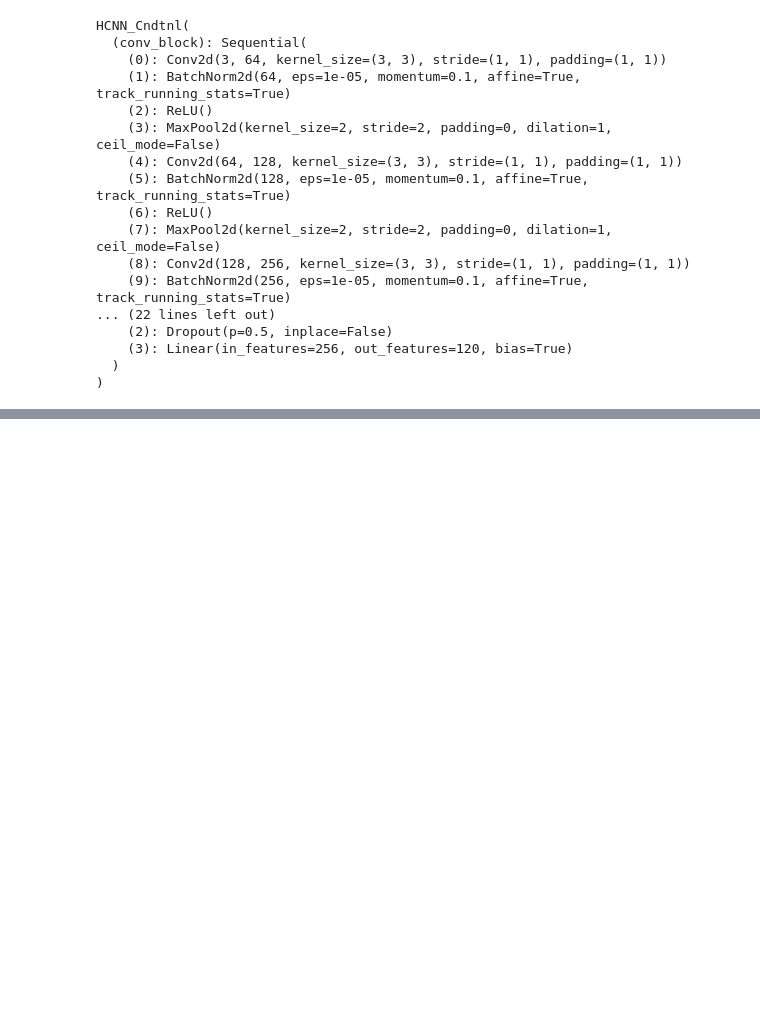
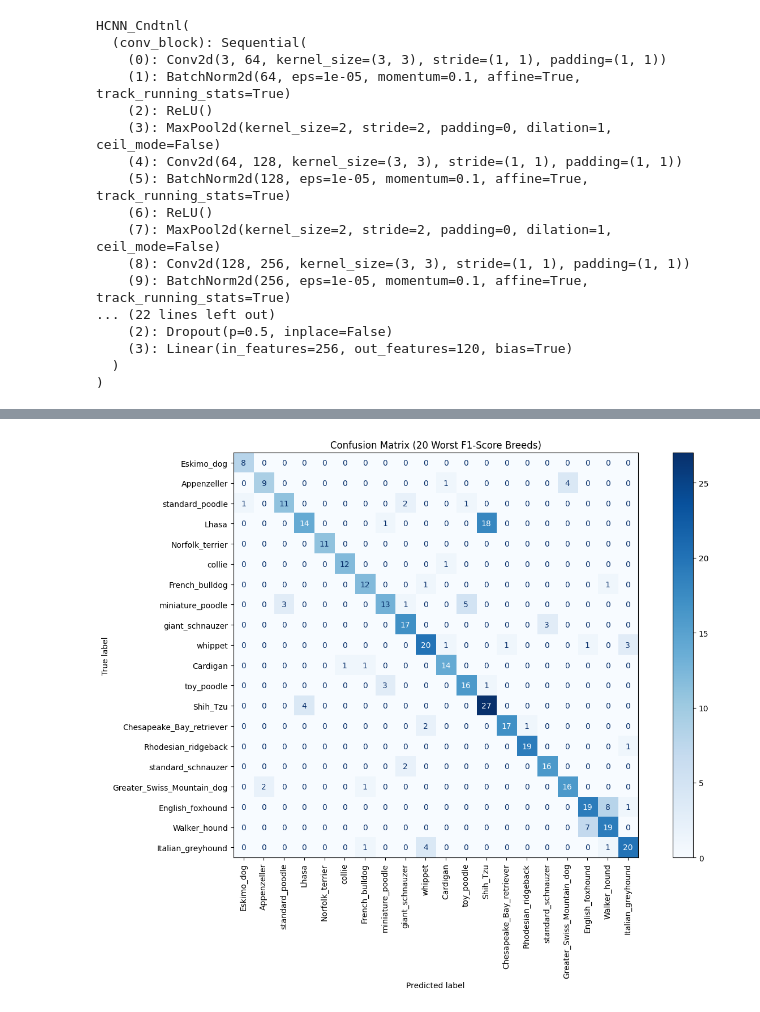
Before and after one commit to issaravas/Classification-of-the-breeds-of-dogs, a Jupyter notebook: hierarchical_conditional_cnn.ipynb, the cells around one changed output, grey strips where cells are left out. Cells and saved outputs as stored; diff of their text form; code cells hidden in the pictures; blank space fills up the shorter version.

```diff
--- a/hierarchical_conditional_cnn.ipynb
+++ b/hierarchical_conditional_cnn.ipynb
@@ -552,0 +673,36 @@ Italian_greyhound: 0.05
+# %%
+def plot_worst_f1_confusion_matrix(model, dataloader, breed_to_idx, device):
+    idx_to_breed = {v: k for k, v in breed_to_idx.items()}
+    all_preds, all_labels = [], []
+
+    model.eval()
+    with torch.no_grad():
+        for images, _, breed_labels in dataloader:
+            images = images.to(device)
+            breed_labels = breed_labels.to(device)
+            _, breed_logits = model(images)
+            _, breed_preds = torch.max(breed_logits, 1)
+            all_preds.extend(breed_preds.cpu().numpy())
+            all_labels.extend(breed_labels.cpu().numpy())
+
+    report = classification_report(all_labels, all_preds, output_dict=True, zero_division=0)
+    f1_scores = {int(k): v['f1-score'] for k, v in report.items() if k.isdigit()}
+
+    worst_20 = sorted(f1_scores.items(), key=lambda x: x[1])[:20]
+    worst_20_ids = [item[0] for item in worst_20]
+    worst_labels = [idx_to_breed[i] for i in worst_20_ids]
+
+    cm = confusion_matrix(all_labels, all_preds)
+    cm_worst = cm[np.ix_(worst_20_ids, worst_20_ids)]
+
+    fig, ax = plt.subplots(figsize=(14, 10))
+    disp = ConfusionMatrixDisplay(confusion_matrix=cm_worst, display_labels=worst_labels)
+    disp.plot(ax=ax, cmap='Blues', xticks_rotation=90)
+    ax.set_title("Confusion Matrix (20 Worst F1-Score Breeds)")
+    plt.grid(False)
+    plt.tight_layout()
+    plt.show()
+# %%
+plot_worst_f1_confusion_matrix(model, test_loader, breed_to_idx, device="cpu")
+# %% [output]
+[figure, added]
```
Also changed, not shown: parts of 24 cells of this notebook.
